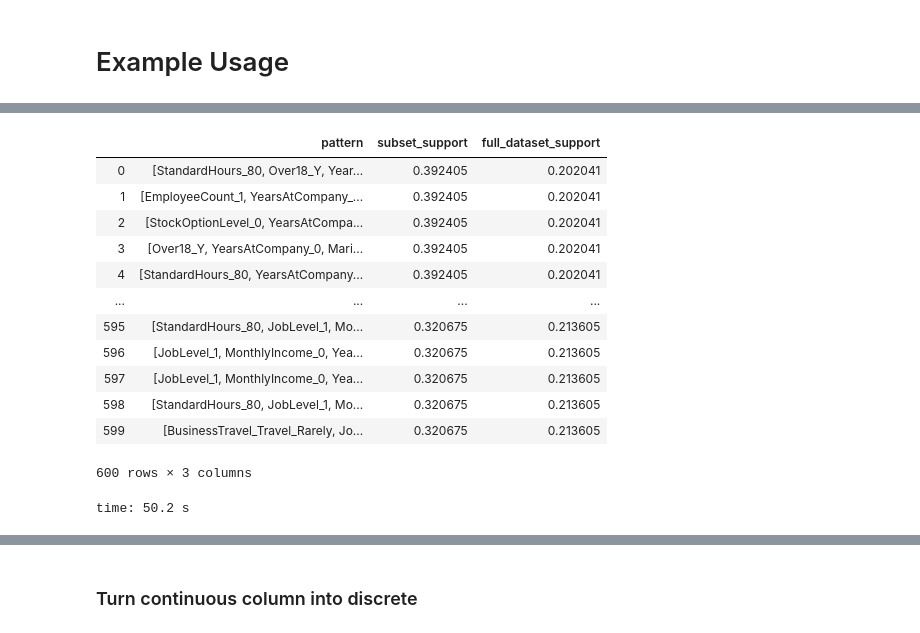
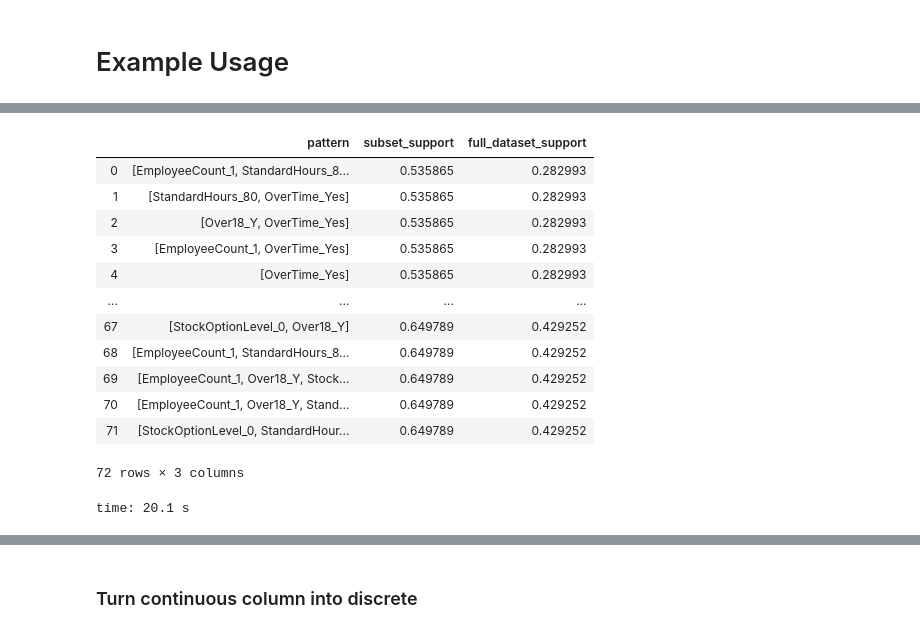
Before and after one commit to jasonk33/Pattern-Mining, a Jupyter notebook: pattern_mining.ipynb, the cells around one changed output, grey strips where cells are left out. Cells and saved outputs as stored; diff of their text form; code cells hidden in the pictures.

```diff
--- a/pattern_mining.ipynb
+++ b/pattern_mining.ipynb
@@ -320,19 +353,19 @@ time: 20.6 ms
 # %%
 subset_key_patterns_hr_df = binner.get_best_subset_patterns(full_df=df, subset_df=df[df['Attrition'] == "Yes"],
-                                                  columns_to_drop=['Attrition'], minimal_support_rate=.2, threshold=1.5, number_of_bins_range=(2,10))
+                                                  columns_to_drop=['Attrition'], minimal_support_rate=.5, threshold=1.5, number_of_bins_range=(2,10))
 subset_key_patterns_hr_df
 # %% [output]
 |  | pattern | subset_support | full_dataset_support |
-| 0 | [StandardHours_80, Over18_Y, Year... | 0.392405 | 0.202041 |
-| 1 | [EmployeeCount_1, YearsAtCompany_... | 0.392405 | 0.202041 |
-| 2 | [StockOptionLevel_0, YearsAtCompa... | 0.392405 | 0.202041 |
-| 3 | [Over18_Y, YearsAtCompany_0, Mari... | 0.392405 | 0.202041 |
-| 4 | [StandardHours_80, YearsAtCompany... | 0.392405 | 0.202041 |
+| 0 | [EmployeeCount_1, StandardHours_8... | 0.535865 | 0.282993 |
+| 1 | [StandardHours_80, OverTime_Yes] | 0.535865 | 0.282993 |
+| 2 | [Over18_Y, OverTime_Yes] | 0.535865 | 0.282993 |
+| 3 | [EmployeeCount_1, OverTime_Yes] | 0.535865 | 0.282993 |
+| 4 | [OverTime_Yes] | 0.535865 | 0.282993 |
 | ... | ... | ... | ... |
-| 595 | [StandardHours_80, JobLevel_1, Mo... | 0.320675 | 0.213605 |
-| 596 | [JobLevel_1, MonthlyIncome_0, Yea... | 0.320675 | 0.213605 |
-| 597 | [JobLevel_1, MonthlyIncome_0, Yea... | 0.320675 | 0.213605 |
-| 598 | [StandardHours_80, JobLevel_1, Mo... | 0.320675 | 0.213605 |
-| 599 | [BusinessTravel_Travel_Rarely, Jo... | 0.320675 | 0.213605 |
+| 67 | [StockOptionLevel_0, Over18_Y] | 0.649789 | 0.429252 |
+| 68 | [EmployeeCount_1, StandardHours_8... | 0.649789 | 0.429252 |
+| 69 | [EmployeeCount_1, Over18_Y, Stock... | 0.649789 | 0.429252 |
+| 70 | [EmployeeCount_1, Over18_Y, Stand... | 0.649789 | 0.429252 |
+| 71 | [StockOptionLevel_0, StandardHour... | 0.649789 | 0.429252 |
-600 rows × 3 columns
+72 rows × 3 columns
-time: 50.2 s
+time: 20.1 s
```
Also changed, not shown: parts of 10 cells of this notebook.
